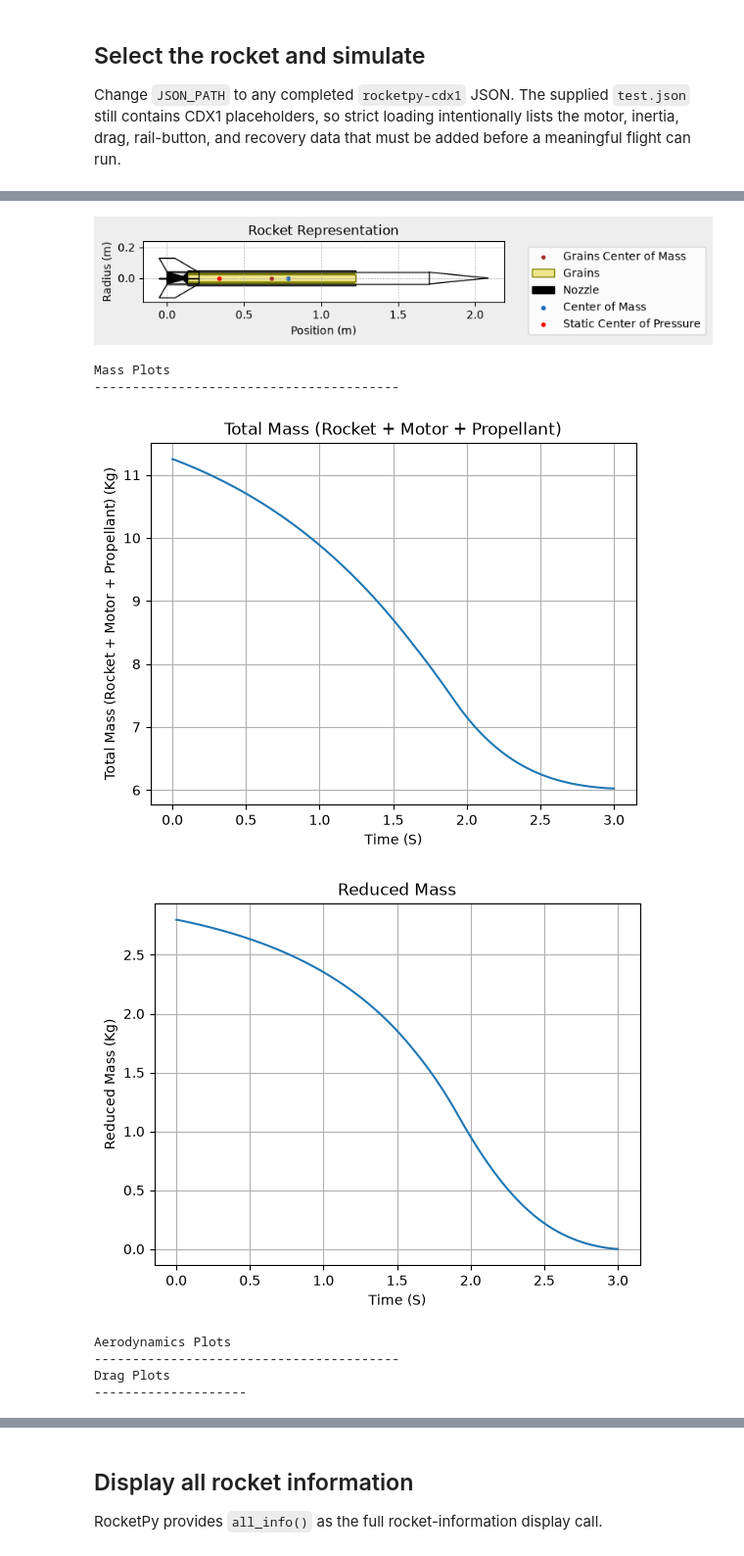
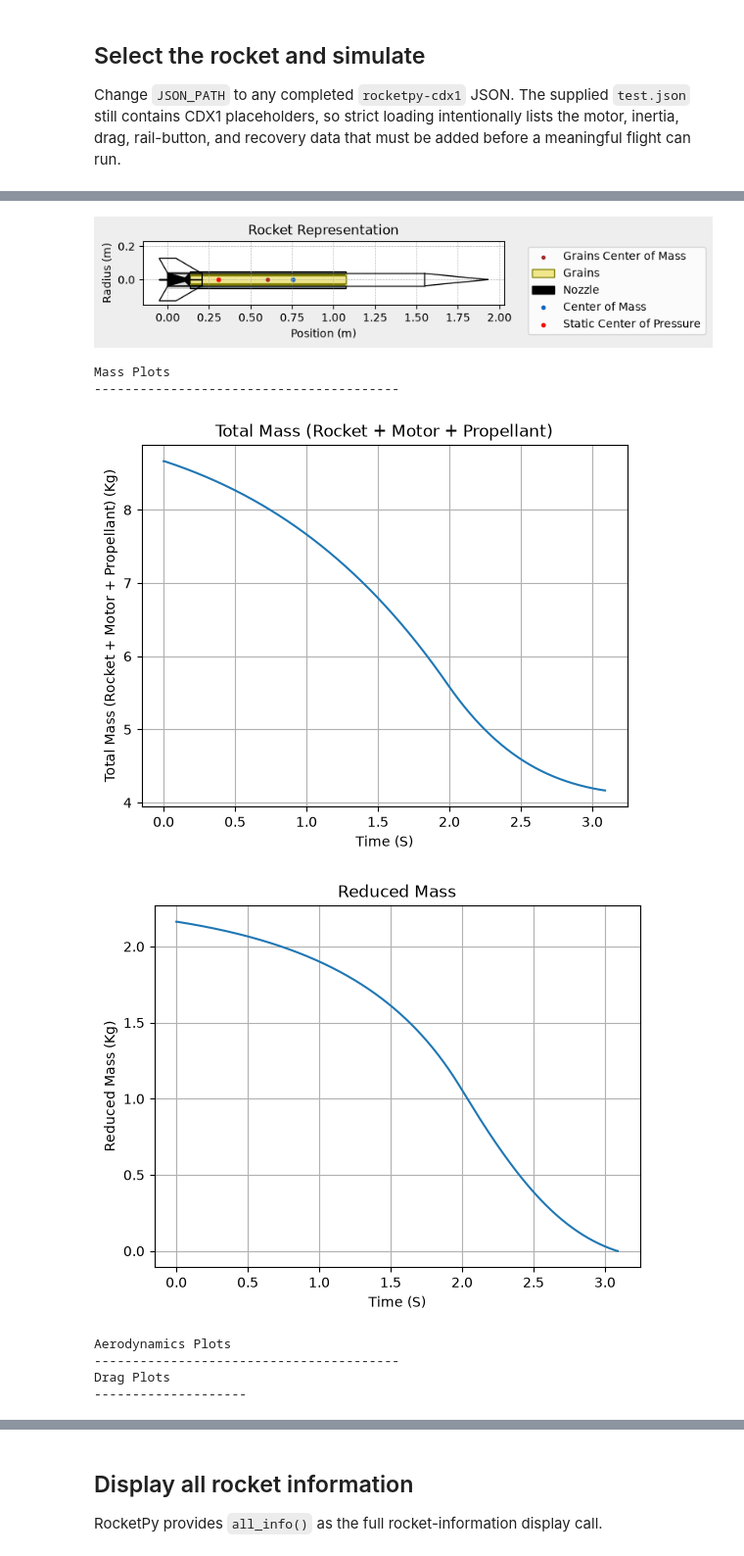
Before and after one commit to prs2026/farfromheaven, a Jupyter notebook: sims/rocketpy/singlesim.ipynb, the cells around one changed output, grey strips where cells are left out. Shown at 98% size. Drawn from its saved outputs; the diff is of its cells as text; code cells hidden in the pictures.

```diff
--- a/sims/rocketpy/singlesim.ipynb
+++ b/sims/rocketpy/singlesim.ipynb
@@ -94,7 +94,7 @@ Use the reusable `run_single_simulation` function imported from `simrunner.py`.
 
 Change `JSON_PATH` to any completed `rocketpy-cdx1` JSON. The supplied `test.json` still contains CDX1 placeholders, so strict loading intentionally lists the motor, inertia, drag, rail-button, and recovery data that must be added before a meaningful flight can run.
 # %%
-JSON_PATH = PROJECT_DIR / "./builtjsons/ama4.25-3.json"
+JSON_PATH = PROJECT_DIR / "./builtjsons/AMA CONFIG 14.json"
 
 rocket = load_rocket(
     JSON_PATH,
@@ -122,12 +122,12 @@ Rocket Inertia (with unloaded motor) 23: 0.000 kg*m2
 
 
 Rocket Drawing
 ----------------------------------------
-[figure, old version]
+[figure, new version]
 Mass Plots
 ----------------------------------------
-[figure, old version]
+[figure, new version]
-[figure, old version]
+[figure, new version]
 Aerodynamics Plots
 ----------------------------------------
 Drag Plots
```
Also changed, not shown: parts of 5 cells of this notebook, 13 other files.
